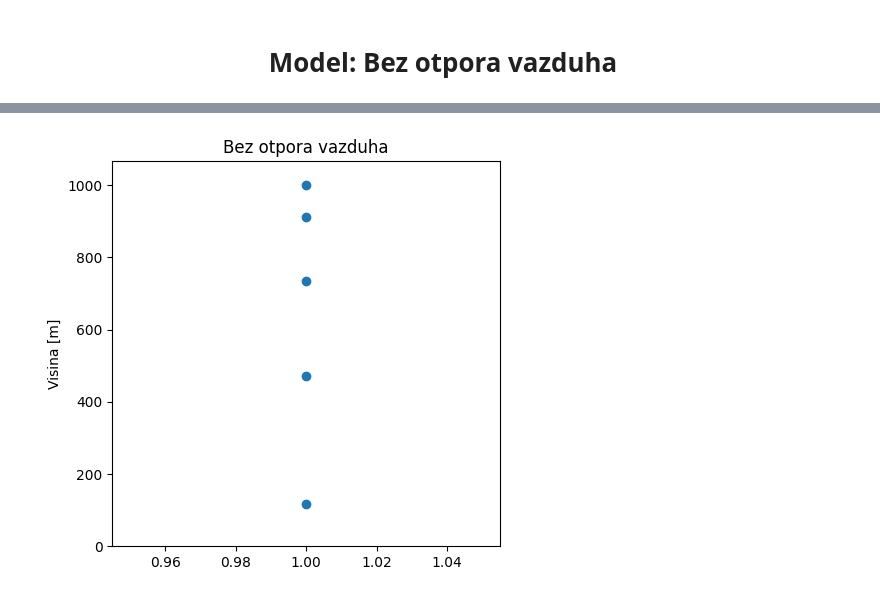
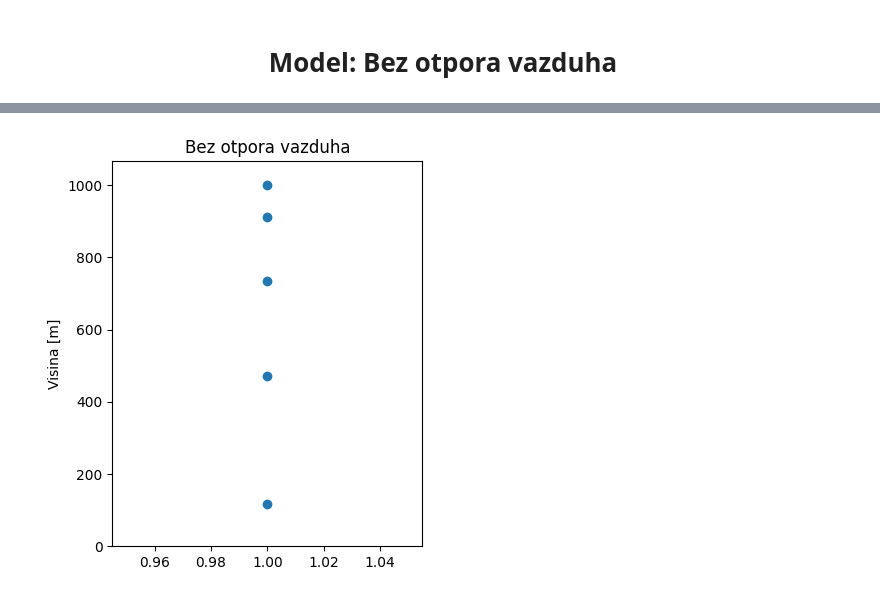
Before and after one commit to natalijapavlicevic/meh, a Jupyter notebook: model01.ipynb, the cells around one changed output, grey strips where cells are left out. Cells and saved outputs as stored; diff of their text form; code cells hidden in the pictures.

```diff
--- a/model01.ipynb
+++ b/model01.ipynb
@@ -5,37 +18,36 @@ tekst
 # %%
 import numpy as np
-import numpy as np
 import matplotlib.pyplot as plt
-from pylab import *
 
 # BEZ OTPORA
 g = 9.81
 m = 5.24e-7  #  masa kapljice
 kv = 0  # NEMA OTPORA!
 
 dt = 3
 
 # pocetni uslovi
 h = 1000 #m
 v = 0
 t = 20.0
 n = int(round(t/dt))
 
 H = []
 
 for i in range(n-1):
     h += v * dt # staro v OJLEROVA METODA
     g += - (kv/m)*v # ovo ce uvek biti nula! tj g je const
     v -= g * dt # novo v
 
     H.append(h)
 
 
-plt.figure(figsize=(5,5))
+plt.figure(figsize=(4,5))
 plt.scatter(np.ones_like(H),H)
 plt.title('Bez otpora vazduha')
 plt.ylabel('Visina [m]')
 plt.ylim(0)
+# plt.xticks([]) # da se ne vide brojevi na x-osi
 plt.show()
 # %% [output]
-[figure, old version]
+[figure, new version]
```
Also changed, not shown: parts of 2 cells of this notebook, 8 other files.
